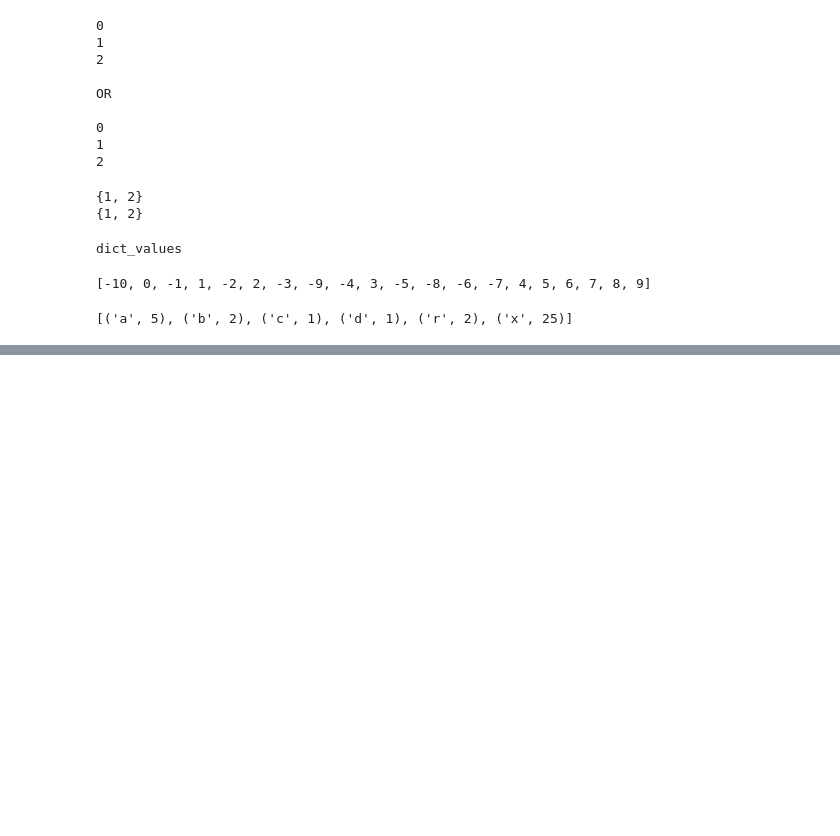
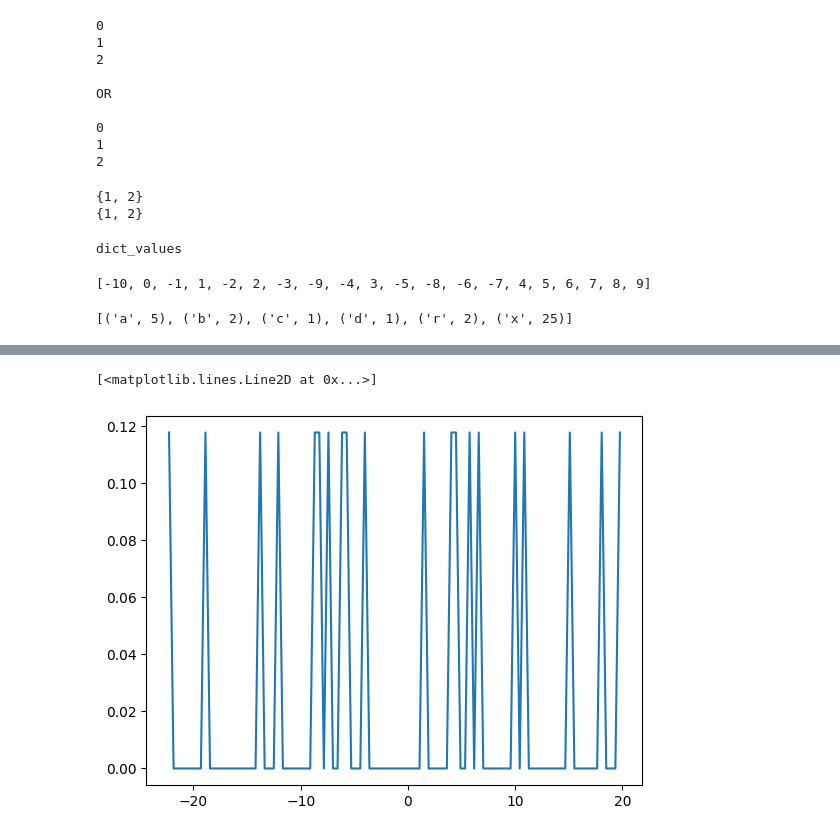
Before and after one commit to assistantderecherche/pytorchExercieses, a Jupyter notebook: PythonNotes.ipynb, the cells around one changed output, grey strips where cells are left out. Saved outputs shown, nothing was run; the diff lists cells and outputs as text; code cells hidden in the pictures; blank space fills up the shorter version.

```diff
--- a/PythonNotes.ipynb
+++ b/PythonNotes.ipynb
@@ -242,0 +252,7 @@ sorted(c.items())
+# %%
+x2d_scaled = 10*x2d
+hy, hx = torch.histogram(x2d_scaled, density=True)
+plt.plot(hx[:-1], hy)
+# %% [output]
+[<matplotlib.lines.Line2D at 0x...>]
+[figure, added]
```
Also changed, not shown: parts of 4 cells of this notebook.
